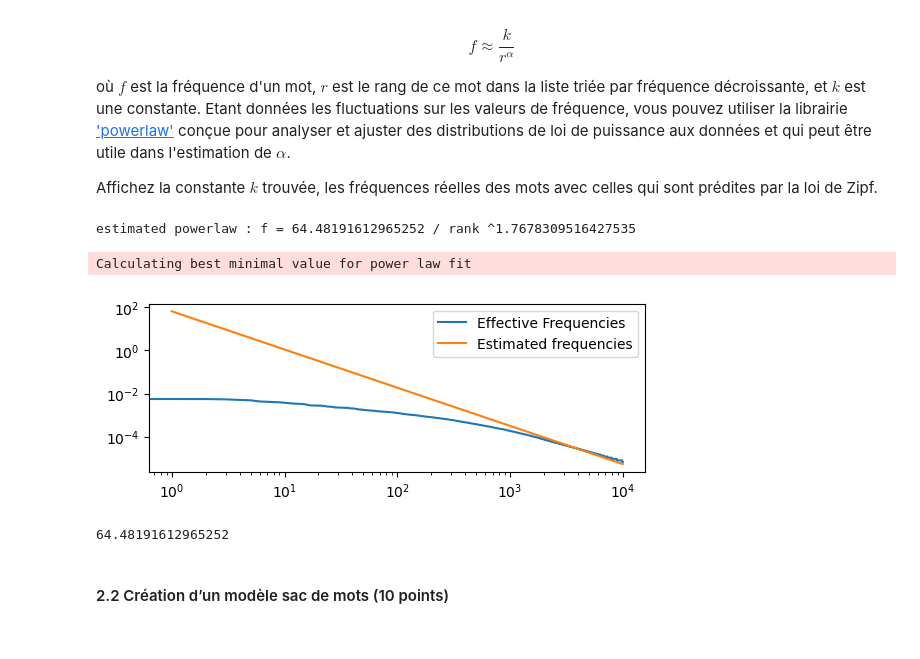
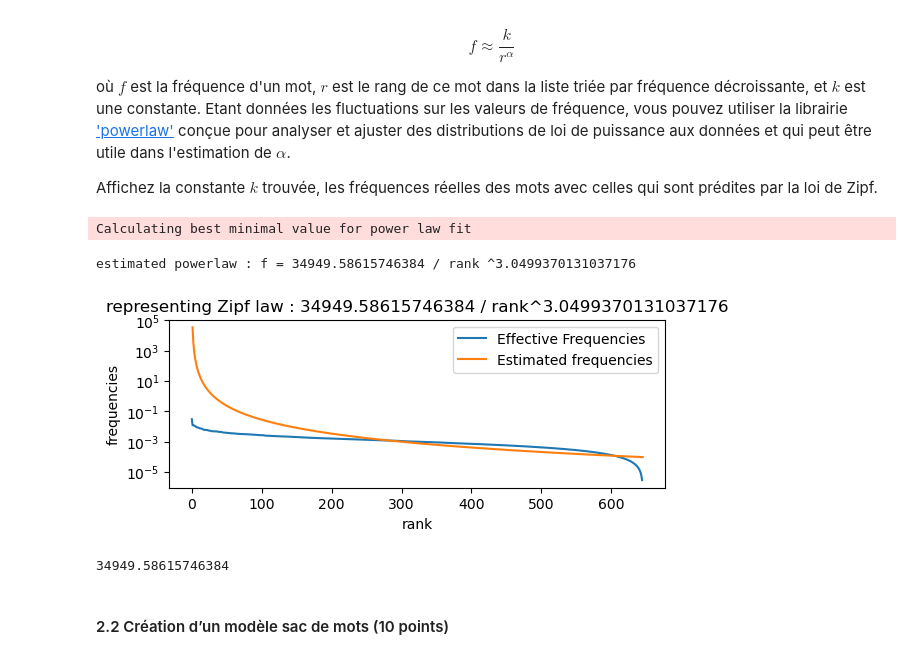
Before and after one commit to Kay1San/NLP-Labs, a Jupyter notebook: TP1/TP1/INF8460_A24_TP1_Enoncé.ipynb, the cells around one changed output. Drawn from its saved outputs; the diff is of its cells as text; code cells hidden in the pictures.

```diff
--- a/TP1/TP1/INF8460_A24_TP1_Enoncé.ipynb
+++ b/TP1/TP1/INF8460_A24_TP1_Enoncé.ipynb
@@ -399,11 +397,14 @@ df_corpus['texts_preprocessed'] = df_corpus['text'].apply(preprocess)
 Affichez maintenant le nombre total de jetons dans tous les textes (_text_) et affirmations (_claim_) (en les considérant comme un seul corpus) après le pré-traitement. Puis, affichez le nombre de jetons uniques (types) dans les textes (_text_) et les affirmations (_claim_).
 # %%
 whole_text = []
-for key in ['title_preprocessed','abstract_preprocessed','texts_preprocessed']:
-    for text in df_corpus[key]:
-        for sentence in text:
-            # add the list of tokens in the vocabulary
-            whole_text += sentence
+for text in df_corpus['texts_preprocessed']:
+    for sentence in text:
+        # add the list of tokens in the vocabulary
+        whole_text += sentence
+
+for text in df_claims['claims_preprocessed']:
+    for sentence in text:
+        whole_text += sentence
 
 vocabulary = set(whole_text)
 print(f'Taille du vocabulaire : {len(vocabulary)} types')
@@ -563,0 +538,15 @@ showDistribution(vocabularyFrequencies,45000,False)
+# %%
+def showDistribution(vocabFrequencies):
+    # for two words appearing the same number of times, we consider them the same rank
+    setVocabValues = set(vocabFrequencies.values())
+
+    rankDict = {key : rank for rank,key in enumerate(sorted(setVocabValues,reverse = True),1)}
+    rankDict = {v: k for k,v in rankDict.items()}
+
+    plt.bar(list(rankDict.keys()),np.log10(list(rankDict.values())),width = .4)
+    plt.ylabel('$\log(frequency)$')
+    plt.xlabel('rank')
+    plt.show()
+    return rankDict
+
+rankDict = showDistribution(vocabularyFrequencies)
@@ -576,45 +567,49 @@ Affichez la constante $ k $ trouvée, les fréquences réelles des mots avec cel
 
 def getZpifK(d,N=20,printResult = False):
     """
-    get the dictionnary binding the words to their frequency
+    get the dictionnary binding the rank to their frequency
     returns the k constant (freq = k / rank) averaged on N words
     """
     k = []
 
     freq = list(d.values())
     freqTot = sum(freq)
     freq = [f / freqTot for f in freq]
 
     lenD = len(freq)
 
     alpha = powerlaw.Fit(freq[:min(lenD,N)]).power_law.alpha
 
     for i in range(min(lenD,N)):
         k.append(freq[i] * (i**alpha))
 
     kMean = np.mean(k)
 
     if printResult:
         print(f'estimated powerlaw : f = {kMean} / rank ^{alpha}')
 
         fig = plt.figure()
         ax = fig.add_subplot(2, 1, 1)
         ax.plot(freq[:min(lenD,N)],label = "Effective Frequencies")
         ax.plot(range(1,min(lenD,N)+1),[kMean / (i**alpha) for i in range(1,min(lenD,N)+1)],
                  label = "Estimated frequencies")
         ax.set_yscale('log')
-        ax.set_xscale('log')
+        #ax.set_xscale('log')
         plt.legend()
+
+        plt.title(f'representing Zipf law : {kMean} / rank^{alpha}')
+        plt.ylabel('frequencies')
+        plt.xlabel('rank')
         plt.show()
 
     return kMean
 
-getZpifK(vocabularyFrequencies,N = 10000,printResult = True)
+getZpifK(rankDict,N = len(rankDict.values()),printResult = True)
 # %% [output]
-estimated powerlaw : f = 64.48191612965252 / rank ^1.7678309516427535
+Calculating best minimal value for power law fit
-Calculating best minimal value for power law fit
+estimated powerlaw : f = 34949.58615746384 / rank ^3.0499370131037176
-[figure, old version]
+[figure, new version]
-64.48191612965252
+34949.58615746384
 # %% [markdown]
 #### 2.2  Création d’un modèle sac de mots (10 points)
 # %% [markdown]
```
Also changed, not shown: parts of 43 cells of this notebook, 3 other files.
